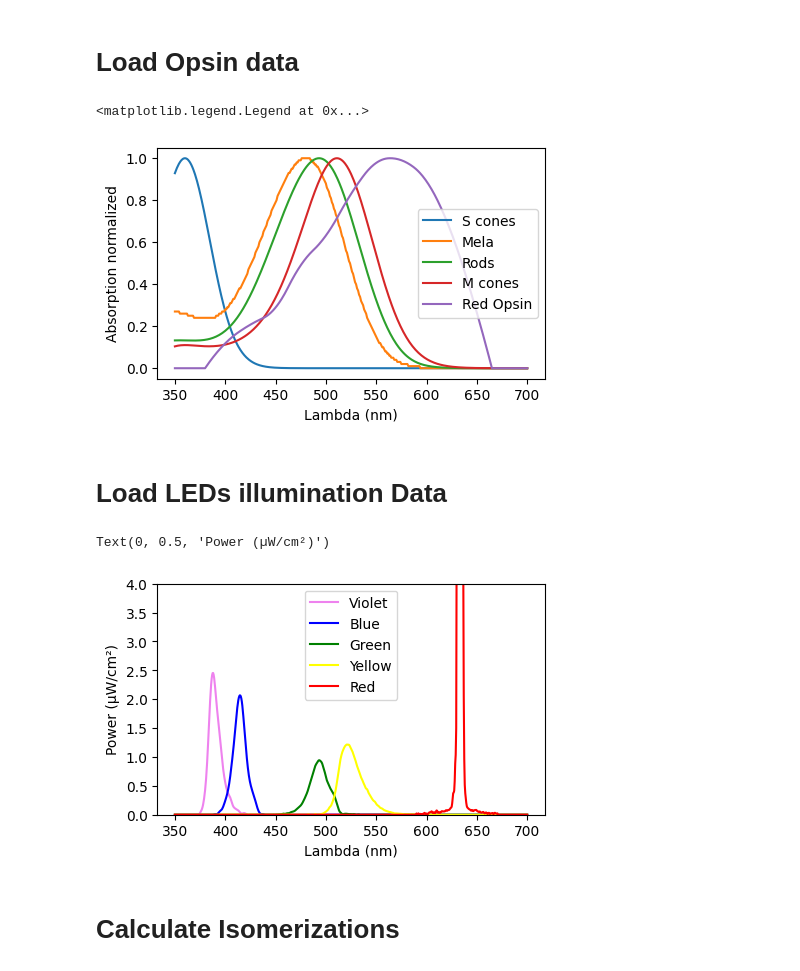
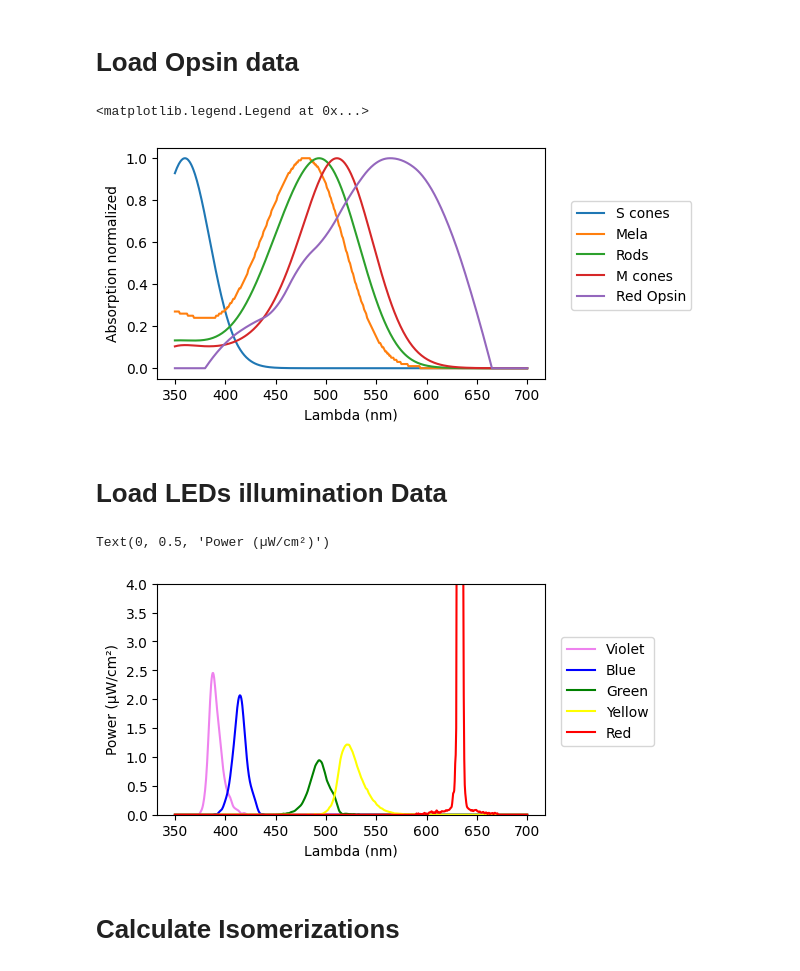
Before and after one commit to FilippoCastellani/photoreceptor_isomerisation, a Jupyter notebook: Calculate_isomerizations.ipynb, the cells around one changed output. Saved outputs shown, nothing was run; the diff lists cells and outputs as text; code cells hidden in the pictures.

```diff
--- a/Calculate_isomerizations.ipynb
+++ b/Calculate_isomerizations.ipynb
@@ -41,15 +39,17 @@ x = PhData['x_axis']                            # Wavelength axis
 # %%
 fig, ax = plt.subplots(figsize=(5, 3))
 
 for o in Opsins:
     ax.plot(x,o)
 
 ax.set_xlabel('Lambda (nm)')
 ax.set_ylabel('Absorption normalized')
-ax.legend(['S cones','Mela','Rods','M cones','Red Opsin'])
+
+# move legend out of the plot
+ax.legend(['S cones','Mela','Rods','M cones','Red Opsin'], bbox_to_anchor=(1.05, 0.8))
 # %% [output]
 <matplotlib.legend.Legend at 0x...>
-[figure, old version]
+[figure, new version]
 # %% [markdown]
 # Load LEDs illumination Data
 # %%
@@ -78,14 +78,14 @@ ax.plot(x,LEDs[2], 'green')
 ax.plot(x,LEDs[3], 'yellow')
 ax.plot(x,LEDs[4], 'red')
 
-ax.legend(['Violet','Blue','Green','Yellow','Red'])
+ax.legend(['Violet','Blue','Green','Yellow','Red'], bbox_to_anchor=(1.3, 0.8))
 
 ax.set_ylim([0,4])
 ax.set_xlabel('Lambda (nm)')
 ax.set_ylabel('Power (µW/cm²)')
 # %% [output]
 Text(0, 0.5, 'Power (µW/cm²)')
-[figure, old version]
+[figure, new version]
 # %% [markdown]
 # Calculate Isomerizations
 # %% [markdown]
```
Also changed, not shown: parts of 23 cells of this notebook.
